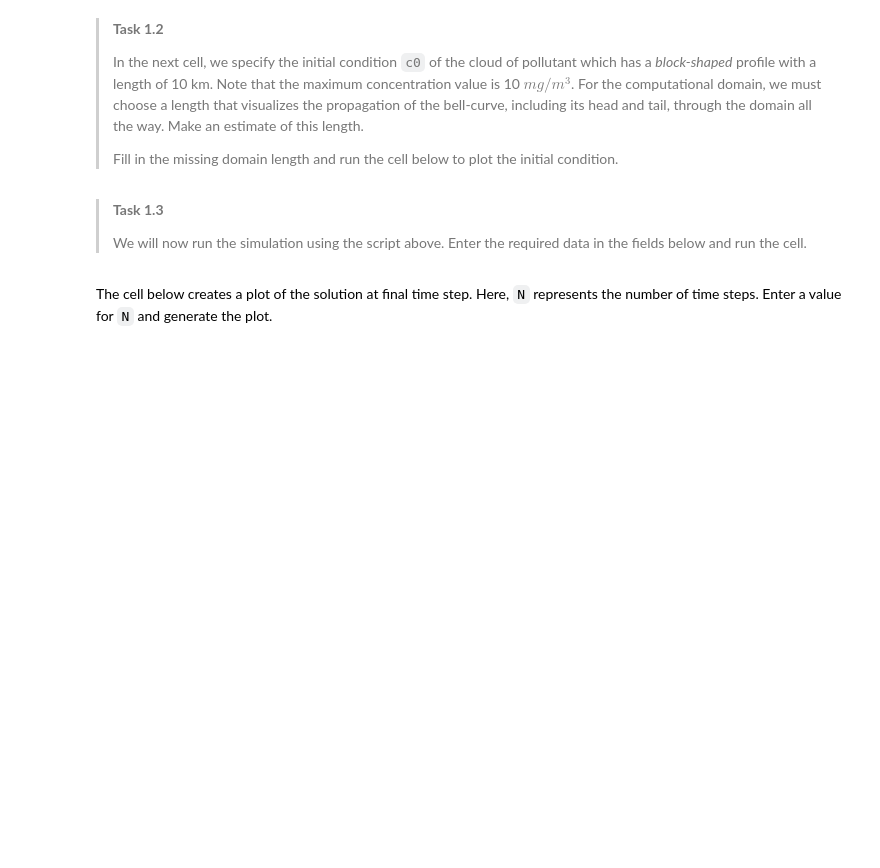
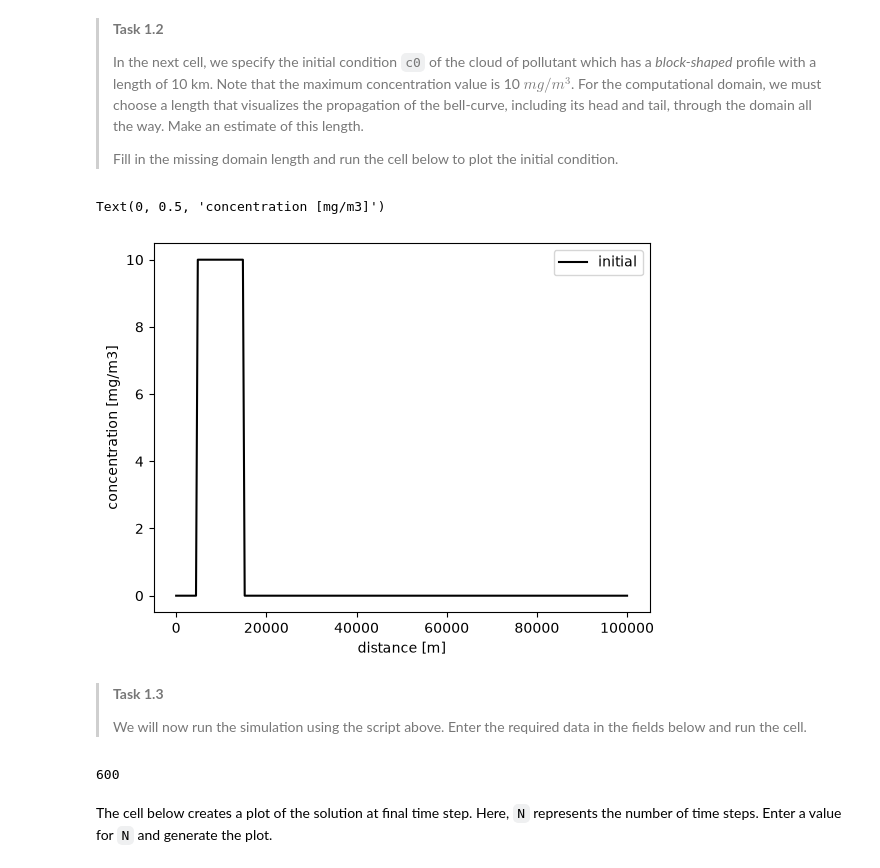
Before and after one commit to prajwalabc/GA2.1, a Jupyter notebook: grp09.ipynb, the cells around one changed output. Drawn from its saved outputs; the diff is of its cells as text; code cells hidden in the pictures; blank space fills up the shorter version.

```diff
--- a/grp09.ipynb
+++ b/grp09.ipynb
@@ -100,23 +100,26 @@ from advdiff import advdiff
 # %%
 import numpy as np
 import matplotlib.pyplot as plt
 
 # domain length
-lenD = ### YOUR CODE HERE ###
+lenD = 100000.            # length of domain
 
 lenC = 10000.             # length of c0
 dx = 400.                 # grid size
 
 M = int(lenD/dx) + 1      # number of grid points
 x = np.linspace(0,lenD,M) # array with coordinates of grid points
 
 # initial condition
 c0 = np.zeros(M)
 c0[int(0.5 * lenC/dx):int(0.5 * lenC/dx) + int(lenC/dx) + 1] = 10.
 plt.plot(x,c0,'k',label='initial')
 plt.legend(loc='upper right')
 plt.xlabel('distance [m]')
 plt.ylabel('concentration [mg/m3]')
+# %% [output]
+Text(0, 0.5, 'concentration [mg/m3]')
+[figure, added]
 # %% [markdown]
 >**Task 1.3**
 >
@@ -132,6 +135,10 @@ Tend= ### YOUR CODE HERE ###
 
 # compute solution to transport equation
 c=advdiff(u,K,c0,lenD,dt,Tend,'central','theta',0.5)
+# %%
+print(dt)
+# %% [output]
+600
 # %% [markdown]
 The cell below creates a plot of the solution at final time step. Here, `N` represents the number of time steps. Enter a value for `N` and generate the plot.
 # %%
```
Also changed, not shown: parts of 6 cells of this notebook.
